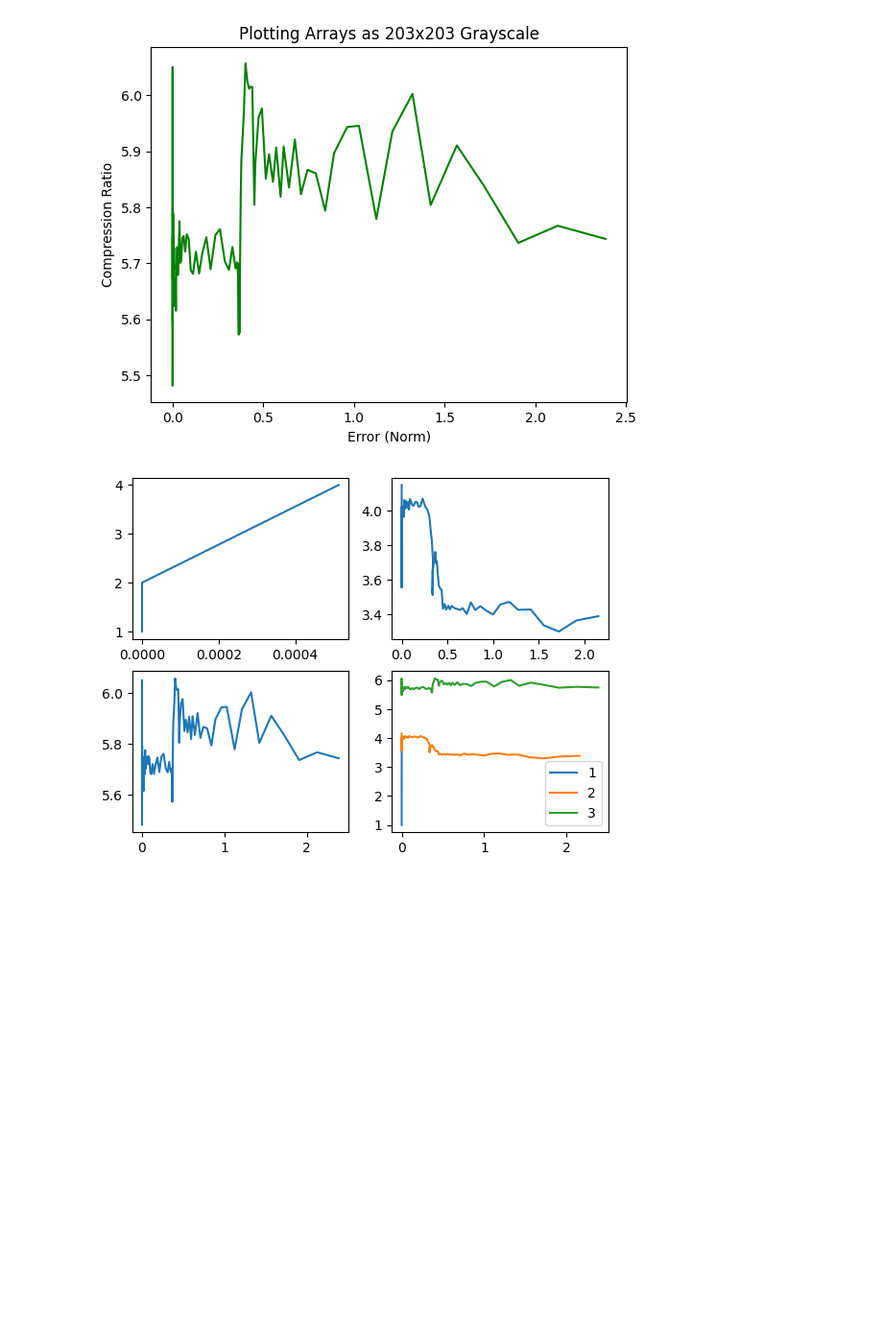
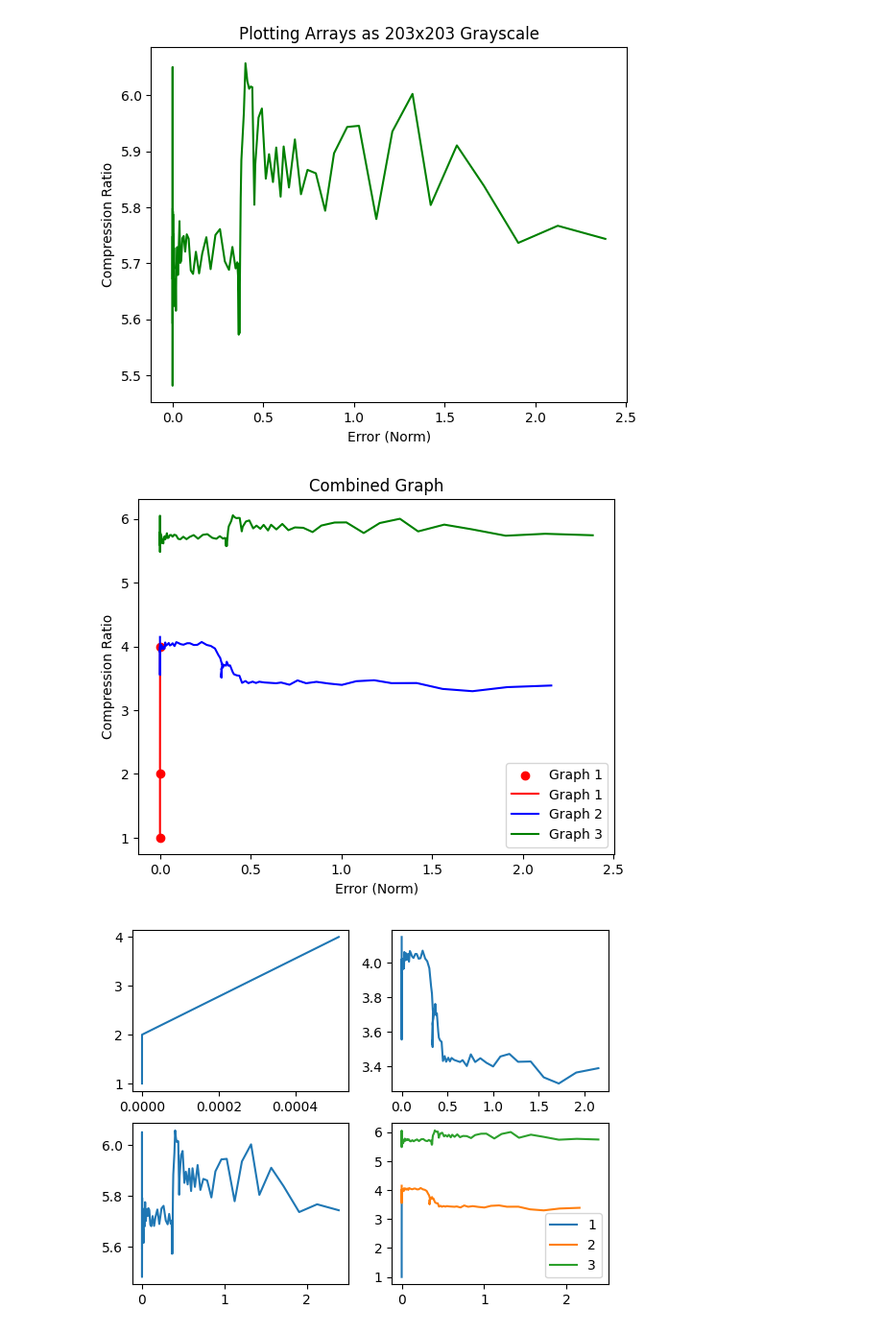
Before and after one commit to sarthaag/data-compression, a Jupyter notebook: analysis2_combined.ipynb, the cells around one changed output. Shown at 96% size. Saved outputs shown, nothing was run; the diff lists cells and outputs as text; code cells hidden in the pictures; blank space fills up the shorter version.

```diff
--- a/analysis2_combined.ipynb
+++ b/analysis2_combined.ipynb
@@ -52,14 +65,17 @@ plt.show()
 # %%
 # Combined graphs
 
 plt.scatter(X, Y, color='red', label='Graph 1')
 plt.plot(X, Y, color='red', label='Graph 1')
 plt.plot(df['norm2.1'], df['CR2.1'], color='blue', label='Graph 2')
-plt.plot(df['norm2.2'], df['CR2.2'], color='green')
+plt.plot(df['norm2.2'], df['CR2.2'], color='green', label='Graph 3')
+plt.legend()
 plt.xlabel("Error (Norm)")
 plt.ylabel("Compression Ratio")
 plt.title("Combined Graph")
 plt.show()
+# %% [output]
+[figure, added]
 # %%
 # Plotting all four graphs together
 
```
Also changed, not shown: parts of 1 cell of this notebook.
